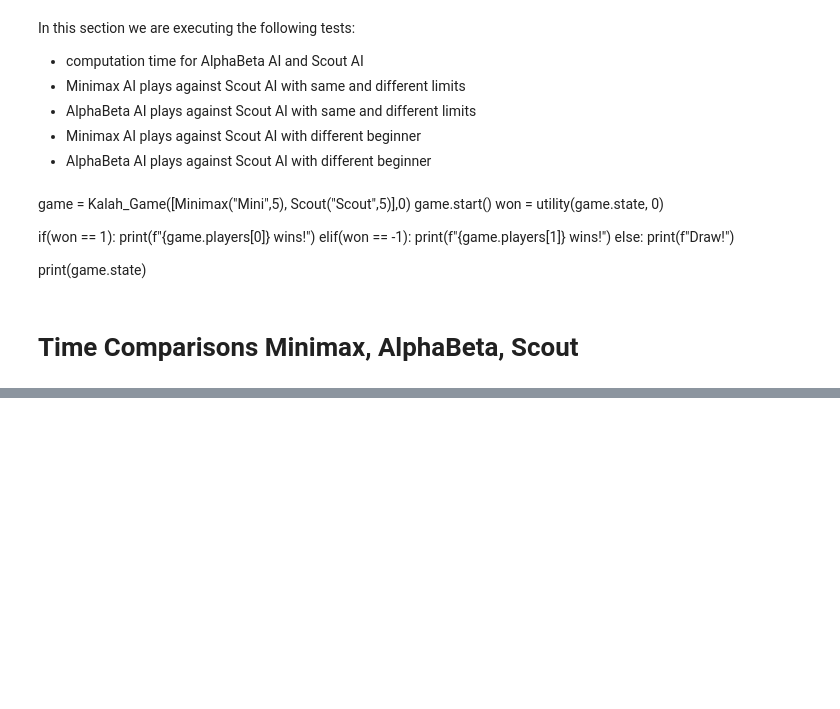
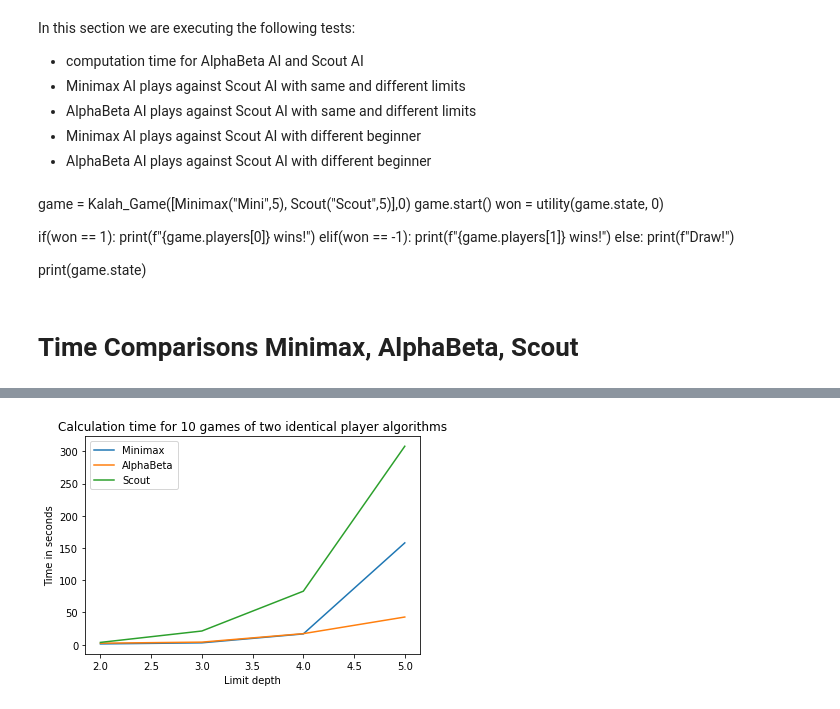
Before and after one commit to insabelter/Kalah, a Jupyter notebook: AIComparisons.ipynb, the cells around one changed output, grey strips where cells are left out. Cells and saved outputs as stored; diff of their text form; code cells hidden in the pictures; blank space fills up the shorter version.

```diff
--- a/AIComparisons.ipynb
+++ b/AIComparisons.ipynb
@@ -409,3 +420,26 @@ KeyboardInterrupt:
+# %%
+seeds = [2,3,4,5]
+mini = [1.16,2.85,16.7,158.0]
+alphabeta = [2.3,3.93,17.1,42.9]
+scout = [3.5,21.2,83.0,308.0]
+# %%
+import matplotlib as mlp
+import matplotlib.pyplot as plt
+
+plt.title('Calculation time for 10 games of two identical player algorithms')
+plt.xlabel('Limit depth')
+plt.ylabel('Time in seconds')
+
+plt.plot(seeds, mini, label="Minimax")
+plt.plot(seeds, alphabeta, label="AlphaBeta")
+plt.plot(seeds, scout, label="Scout")
+
+plt.legend(loc='upper left', frameon=True)
+
+# Diagramm anzeigen:
+plt.show()
+# %% [output]
+[figure, added]
 # %% [markdown]
 <a style='text-decoration:none;line-height:16px;display:flex;color:#5B5B62;padding:10px;justify-content:end;' href='https://deepnote.com?utm_source=created-in-deepnote-cell&projectId=b91c3ea7-d814-439b-837a-72fdc90697b1' target="_blank">
 <img alt='Created in deepnote.com' style='display:inline;max-height:16px;margin:0px;margin-right:7.5px;' src='embedded-picture-1' > </img>
```
Also changed, not shown: parts of 14 cells of this notebook, 1 other file.
